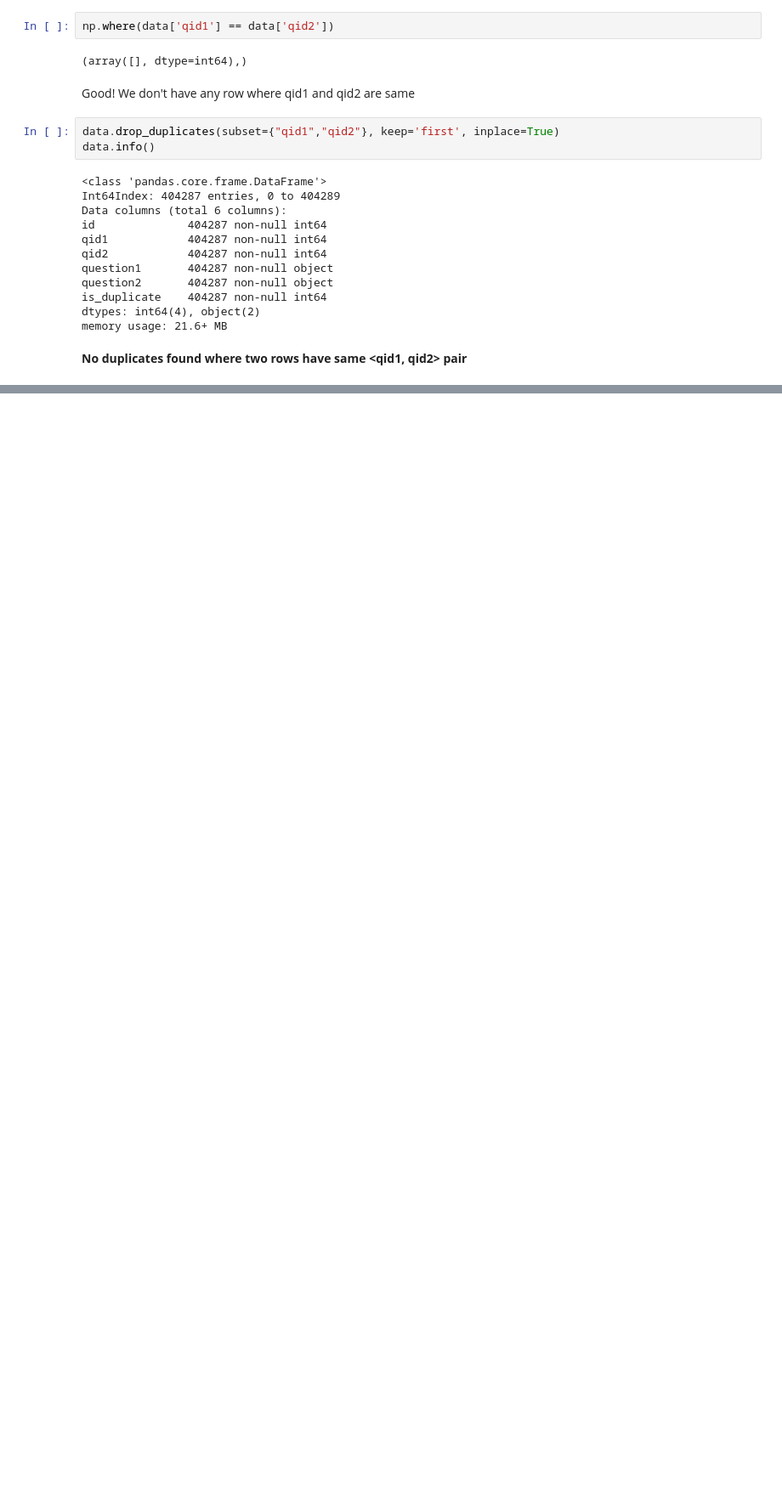
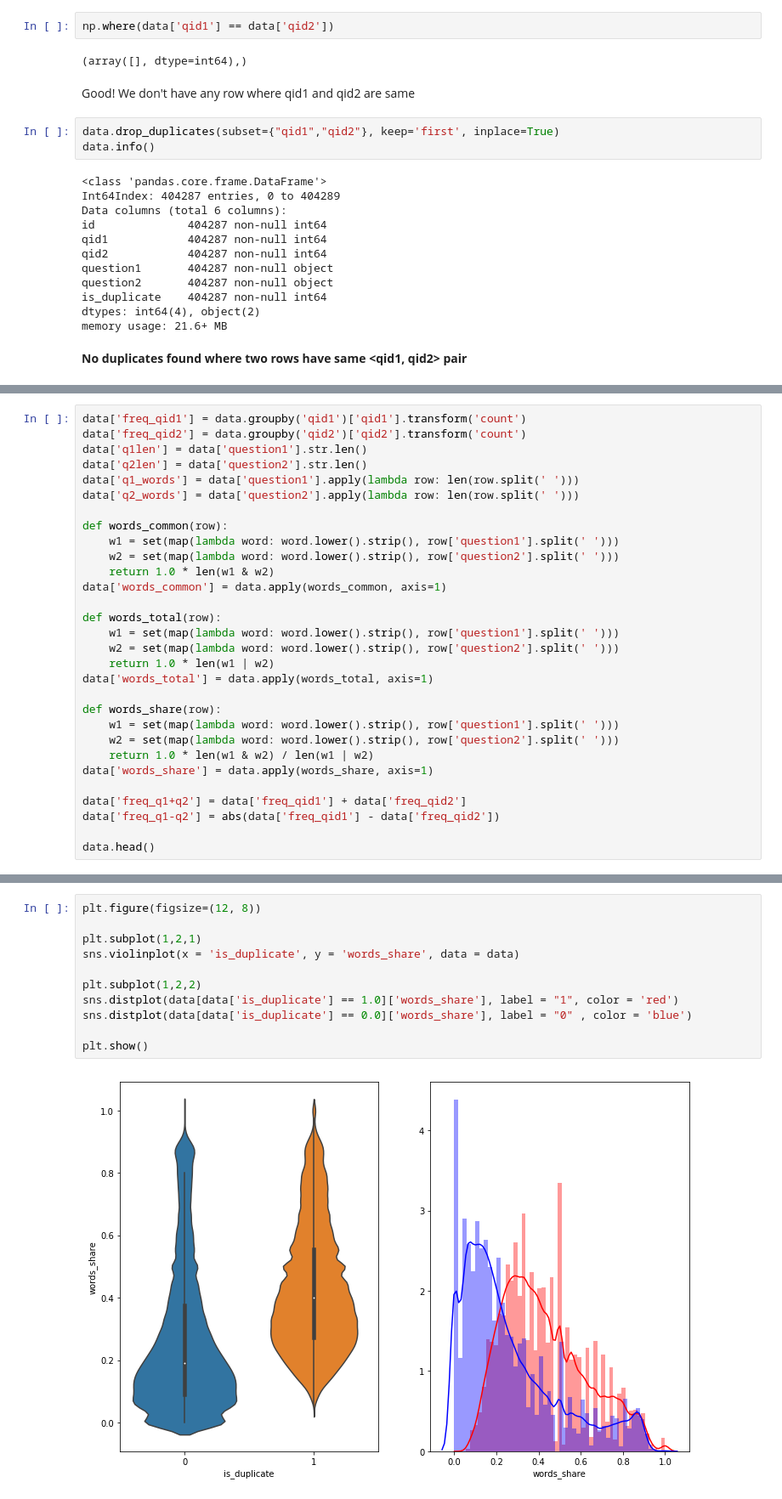
Before and after one commit to NamanJain2050/quora-question-similarity, a Jupyter notebook: quora-question-pair-similarity.ipynb, the cells around one changed output, grey strips where cells are left out. Shown at 85% size. Drawn from its saved outputs; the diff is of its cells as text; blank space fills up the shorter version.

```diff
--- a/quora-question-pair-similarity.ipynb
+++ b/quora-question-pair-similarity.ipynb
@@ -226,0 +243,30 @@ memory usage: 21.6+ MB
+# %%
+data['freq_qid1'] = data.groupby('qid1')['qid1'].transform('count')
+data['freq_qid2'] = data.groupby('qid2')['qid2'].transform('count')
+data['q1len'] = data['question1'].str.len()
+data['q2len'] = data['question2'].str.len()
+data['q1_words'] = data['question1'].apply(lambda row: len(row.split(' ')))
+data['q2_words'] = data['question2'].apply(lambda row: len(row.split(' ')))
+
+def words_common(row):
+    w1 = set(map(lambda word: word.lower().strip(), row['question1'].split(' ')))
+    w2 = set(map(lambda word: word.lower().strip(), row['question2'].split(' ')))
+    return 1.0 * len(w1 & w2)
+data['words_common'] = data.apply(words_common, axis=1)
+
+def words_total(row):
+    w1 = set(map(lambda word: word.lower().strip(), row['question1'].split(' ')))
+    w2 = set(map(lambda word: word.lower().strip(), row['question2'].split(' ')))
+    return 1.0 * len(w1 | w2)
+data['words_total'] = data.apply(words_total, axis=1)
+
+def words_share(row):
+    w1 = set(map(lambda word: word.lower().strip(), row['question1'].split(' ')))
+    w2 = set(map(lambda word: word.lower().strip(), row['question2'].split(' ')))
+    return 1.0 * len(w1 & w2) / len(w1 | w2)
+data['words_share'] = data.apply(words_share, axis=1)
+
+data['freq_q1+q2'] = data['freq_qid1'] + data['freq_qid2']
+data['freq_q1-q2'] = abs(data['freq_qid1'] - data['freq_qid2'])
+
+data.head()
@@ -226,0 +306,13 @@ memory usage: 21.6+ MB
+# %%
+plt.figure(figsize=(12, 8))
+
+plt.subplot(1,2,1)
+sns.violinplot(x = 'is_duplicate', y = 'words_share', data = data)
+
+plt.subplot(1,2,2)
+sns.distplot(data[data['is_duplicate'] == 1.0]['words_share'], label = "1", color = 'red')
+sns.distplot(data[data['is_duplicate'] == 0.0]['words_share'], label = "0" , color = 'blue')
+
+plt.show()
+# %% [output]
+[figure, added]
```
Also changed, not shown: parts of 15 cells of this notebook.
